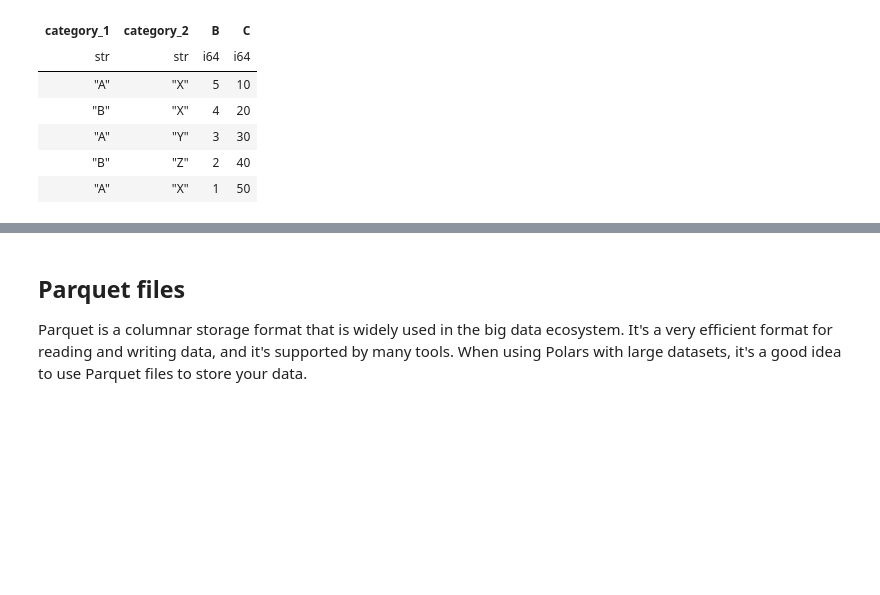
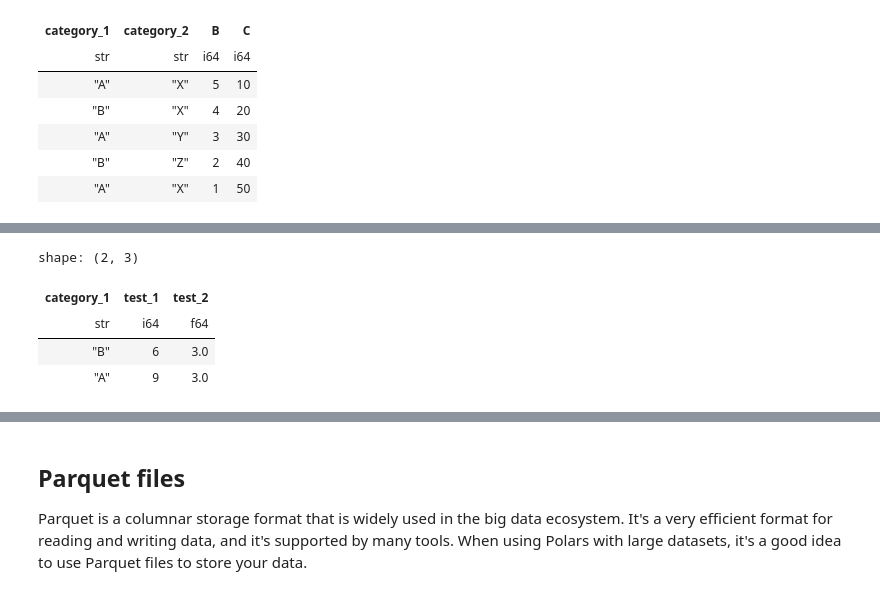
Before and after one commit to BOYSABIO/IE-University, a Jupyter notebook: IE_MASTERS/5_PYTHON_FOR_DATA_ANALYSIS/SEMESTER_2/s03_intro_polars.ipynb, the cells around one changed output, grey strips where cells are left out. Saved outputs shown, nothing was run; the diff lists cells and outputs as text; code cells hidden in the pictures; blank space fills up the shorter version.

```diff
--- a/IE_MASTERS/5_PYTHON_FOR_DATA_ANALYSIS/SEMESTER_2/s03_intro_polars.ipynb
+++ b/IE_MASTERS/5_PYTHON_FOR_DATA_ANALYSIS/SEMESTER_2/s03_intro_polars.ipynb
@@ -357,3 +342,11 @@ shape: (2, 2)
+# %%
+df.group_by("category_1").agg([pl.col("B").sum().alias('test_1'), pl.col("B").mean().alias('test_2')]) # you can aggregate with multiple expressions
+# %% [output]
+shape: (2, 3)
+| category_1 | test_1 | test_2 |
+| str | i64 | f64 |
+| "B" | 6 | 3.0 |
+| "A" | 9 | 3.0 |
 # %%
 # group by multiple columns and aggregate multiple columns using different aggregations
 (
```
Also changed, not shown: parts of 12 cells of this notebook, 9 other files.
